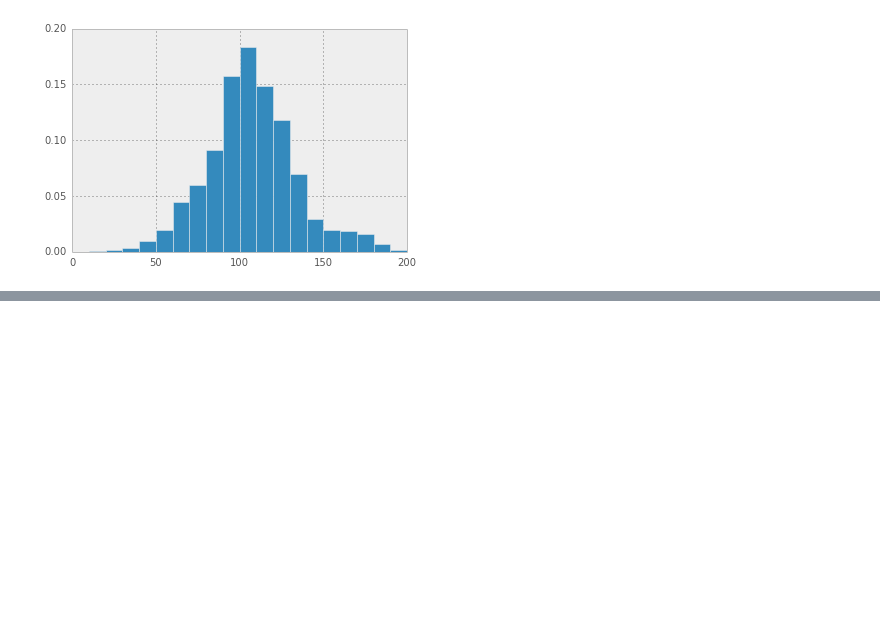
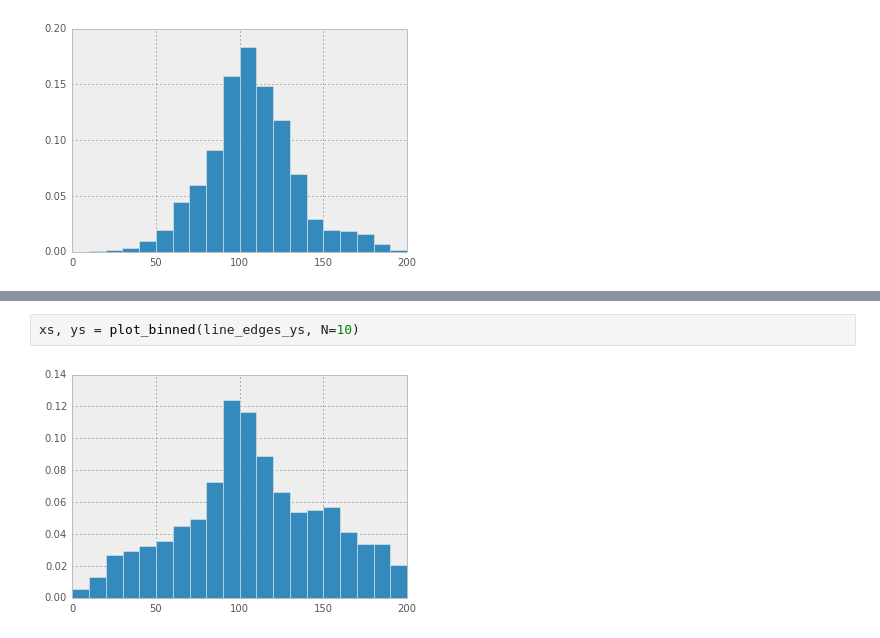
Before and after one commit to ilonajulczuk/hypergraph, a Jupyter notebook: notebooks/Random Walks.ipynb, the cells around one changed output, grey strips where cells are left out. Cells and saved outputs as stored; diff of their text form; blank space fills up the shorter version.

```diff
--- a/notebooks/Random Walks.ipynb
+++ b/notebooks/Random Walks.ipynb
@@ -369,0 +404,4 @@ plot_binned(line_hyper_edges_ys, N=10)
+# %%
+xs, ys = plot_binned(line_edges_ys, N=10)
+# %% [output]
+[figure, added]
```
Also changed, not shown: parts of 12 cells of this notebook, 1 other file.
